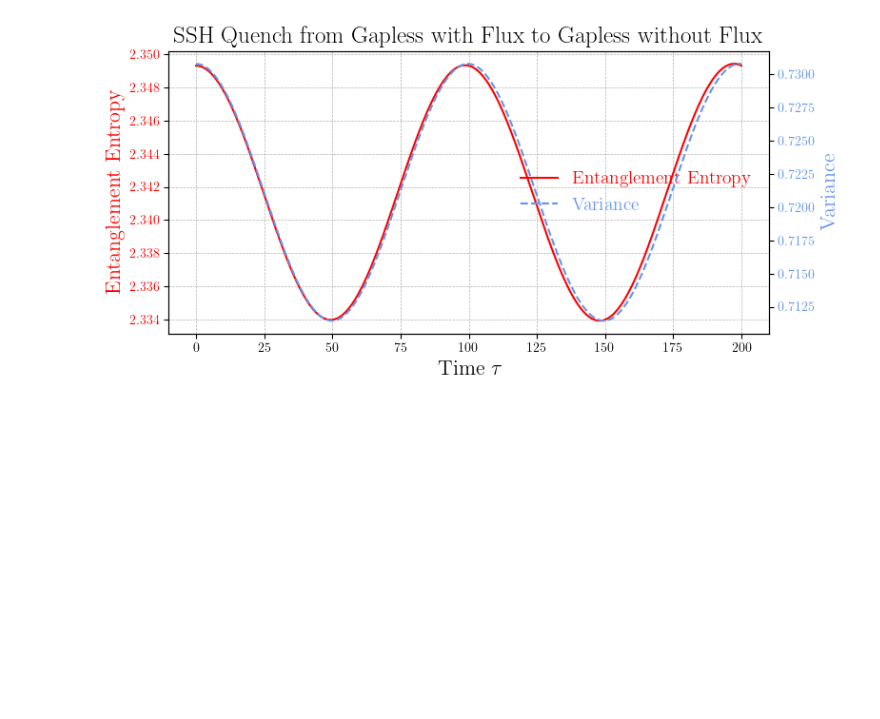
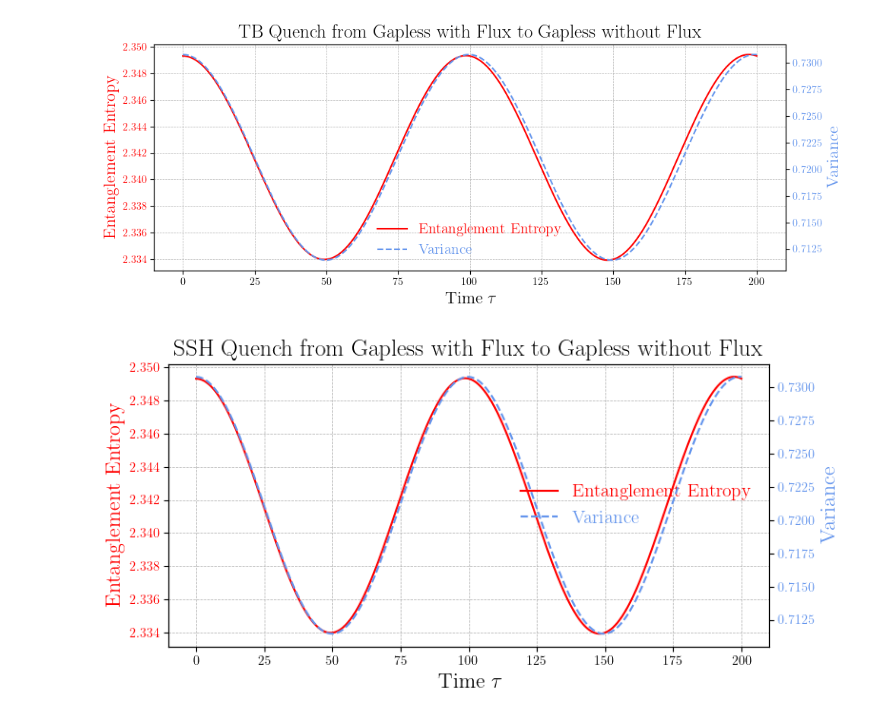
Before and after one commit to artalink7/SSH-Analysis, a Jupyter notebook: plot/plots_paper.ipynb, the cells around one changed output. Cells and saved outputs as stored; diff of their text form; code cells hidden in the pictures; blank space fills up the shorter version.

```diff
--- a/plot/plots_paper.ipynb
+++ b/plot/plots_paper.ipynb
@@ -64,3 +90,32 @@ plot_SSH_free_gapped_to_gapless_no_flux()
+# %%
+def plot_quench_gapless_with_flux_to_gapless_without_flux():
+    df = pd.read_csv(data_quench_dir / "run_TB_free_quench_gapless_with_flux_to_gapless_no_flux_L100cells_200sec_v99999.csv")
+
+    time = df["Time"].values
+    entropy = df["Entropy"].values
+    variance = df["Variance"].values
+    fig, ax1 = plt.subplots(figsize=(10, 4))
+    ax2 = ax1.twinx()
+    l1, = ax1.plot(time, entropy, color="red", label=r"Entanglement Entropy")
+    l2, = ax2.plot(time, variance, color="cornflowerblue", label=r"Variance", linestyle="--")
+    ax1.set_xlabel(r"Time $\tau$", size=16)
+    ax1.set_ylabel(r"Entanglement Entropy", color="red", size=16)
+    ax2.set_ylabel(r"Variance", color="cornflowerblue", size=16)
+    ax1.tick_params(axis="y", labelcolor="red")
+    ax2.tick_params(axis="y", labelcolor="cornflowerblue")
+    ax1.set_title(r"TB Quench from Gapless with Flux to Gapless without Flux", size=18)
+    ax1.grid(True, which="both", linestyle="--", linewidth=0.5)
+    leg = ax1.legend(handles=[l1, l2], loc="best", fontsize=14, frameon=False)
+    for text, color in zip(leg.get_texts(), ["red", "cornflowerblue"]):
+        text.set_color(color)
+
+    plt.tight_layout()
+    plt.savefig(plot_dir / "TB_free_quench_gapless_with_flux_to_gapless_no_flux.pdf")
+    plt.show()
+# %%
+plot_quench_gapless_with_flux_to_gapless_without_flux()
+# %% [output]
+[figure, added]
 # %%
 def plot_SSH_free_quench_gapless_with_flux_to_gapless_no_flux():
     # Load data
```
Also changed, not shown: parts of 7 cells of this notebook, 5 other files.
